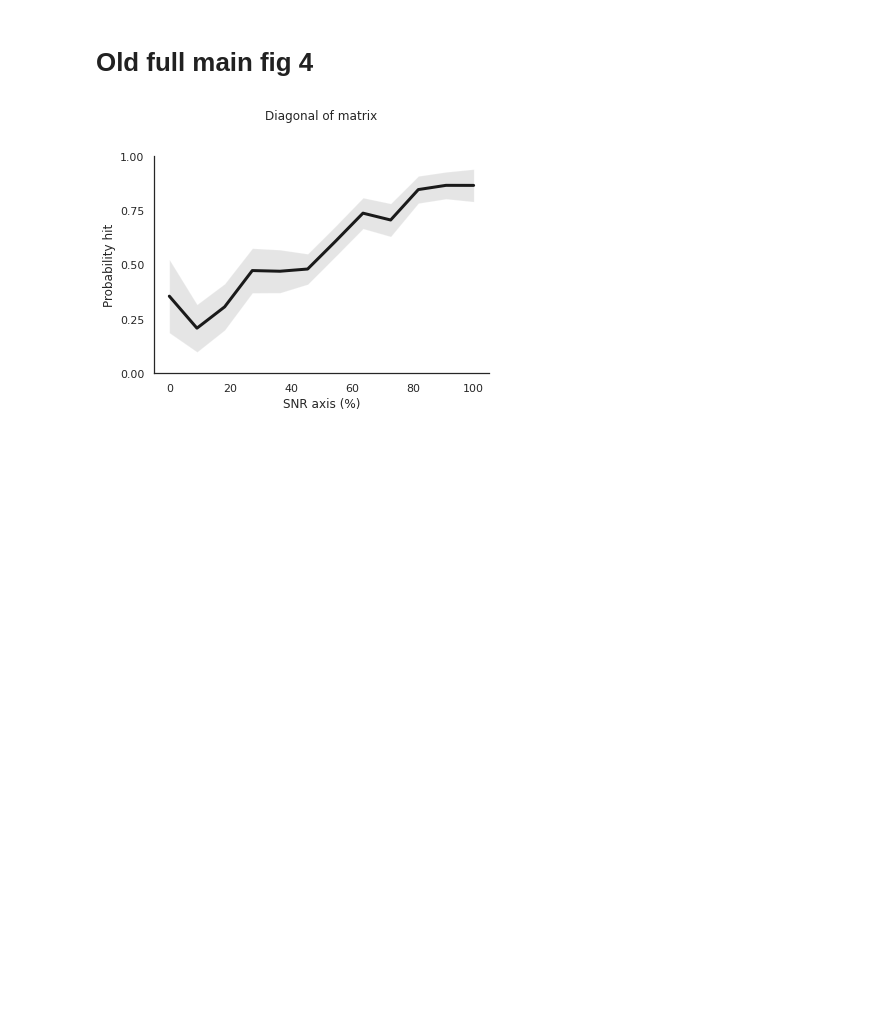
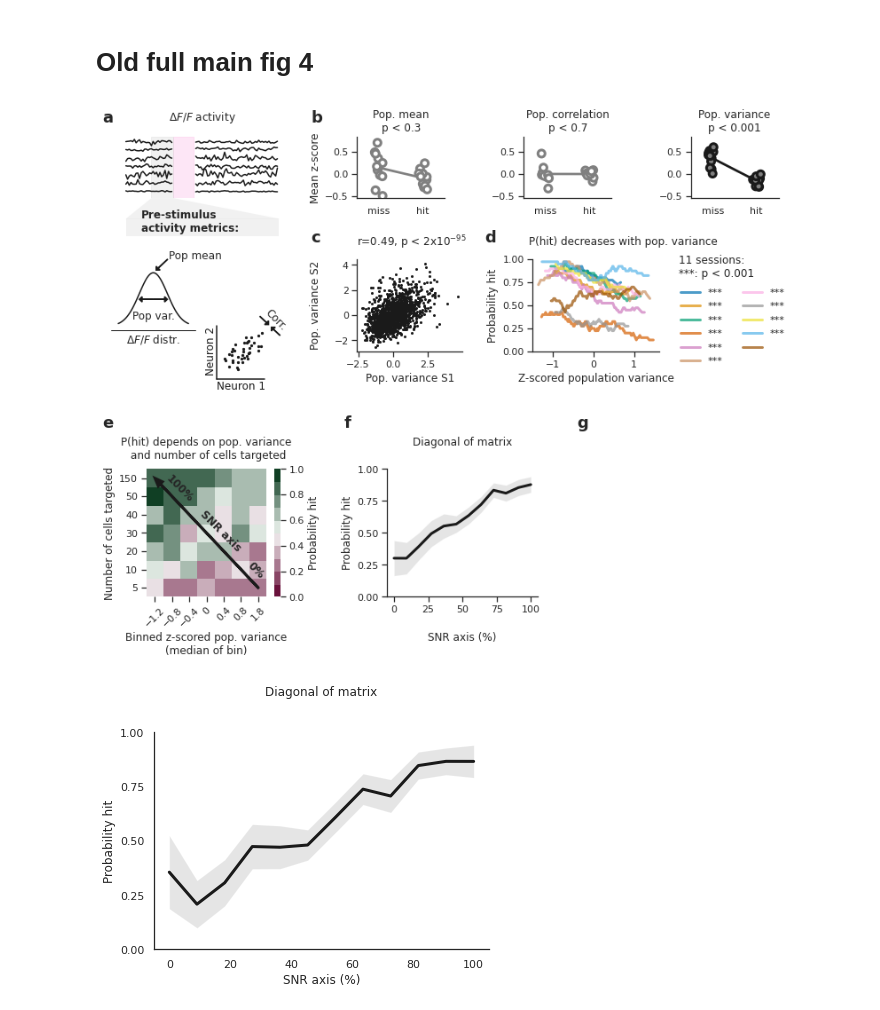
Before and after one commit to Packer-Lab/popping-off, a Jupyter notebook: notebooks/Paper Figures/Figure4.ipynb, the cells around one changed output. Drawn from its saved outputs; the diff is of its cells as text; code cells hidden in the pictures; blank space fills up the shorter version.

```diff
--- a/notebooks/Paper Figures/Figure4.ipynb
+++ b/notebooks/Paper Figures/Figure4.ipynb
@@ -196,7 +247,7 @@ ip.SVG('/home/tplas/repos/popping-off/figures/full_figs_manuscript/Figure4bottom
 ## Code for full fig 4 before 12 Oct 2021
 
 save_fig = False
-plot_pc_var = True
+plot_pc_var = False
 plot_arrow = True
 
 fig = plt.figure(constrained_layout=False, figsize=(11, 8))
@@ -254,39 +305,44 @@ pop.plot_density_hit_miss_covar(super_covar_df=super_covar_df_dict[region], n_bi
 
 assert len(pas.linear_models[0].session.filter_ps_time) == len(pas.linear_models[0].pre)
 time_pre = pas.linear_models[0].session.filter_ps_time[pas.linear_models[0].pre]
 str_time = f'Pre-stimulus time points from {np.round(time_pre[0], 2)} to {np.round(time_pre[-1], 2)}'
 signature_time = f'{np.round(time_pre[0], 2)}_to_{np.round(time_pre[-1], 2)}'.replace('.', ',')
 
 # ax_cov_scatter[cov_names[0]].text(s=f'{region.upper()} activity of all {len(super_covar_df_dict[region])} trials of {len(pas.linear_models)} sessions. {str_time}.',
 #                                   x=0, y=1.2, fontdict={'weight': 'bold'});
 
 if plot_pc_var:
     ax_cov_scatter[cov_names[0]].text(s='a', x=-8.6, y=1.17, fontdict={'weight': 'bold', 'size': 18})
     ax_cov_scatter[cov_names[0]].text(s='b', x=-1.73, y=1.17, fontdict={'weight': 'bold', 'size': 18})
     ax_cov_scatter[cov_names[0]].text(s='c', x=-1.73, y=-1.55, fontdict={'weight': 'bold', 'size': 18})
     ax_cov_scatter[cov_names[0]].text(s='d', x=3.6, y=-1.55, fontdict={'weight': 'bold', 'size': 18})
     ax_cov_scatter[cov_names[0]].text(s='e', x=-8.6, y=-5.78, fontdict={'weight': 'bold', 'size': 18})
     ax_cov_scatter[cov_names[0]].text(s='f', x=-1.05, y=-5.78, fontdict={'weight': 'bold', 'size': 18})
     ax_cov_scatter[cov_names[0]].text(s='g', x=6.2, y=-5.78, fontdict={'weight': 'bold', 'size': 18})
 else:
     ax_cov_scatter[cov_names[0]].text(s='a', x=-6.3, y=1.17, fontdict={'weight': 'bold', 'size': 18})
     ax_cov_scatter[cov_names[0]].text(s='b', x=-1.55, y=1.17, fontdict={'weight': 'bold', 'size': 18})
     ax_cov_scatter[cov_names[0]].text(s='c', x=-1.55, y=-1.55, fontdict={'weight': 'bold', 'size': 18})
     ax_cov_scatter[cov_names[0]].text(s='d', x=2.4, y=-1.55, fontdict={'weight': 'bold', 'size': 18})
     ax_cov_scatter[cov_names[0]].text(s='e', x=-6.3, y=-5.78, fontdict={'weight': 'bold', 'size': 18})
     ax_cov_scatter[cov_names[0]].text(s='f', x=-0.8, y=-5.78, fontdict={'weight': 'bold', 'size': 18})
     ax_cov_scatter[cov_names[0]].text(s='g', x=4.5, y=-5.78, fontdict={'weight': 'bold', 'size': 18})
 
 fig.align_ylabels(axs=[ax_cov_scatter['mean_pre'], ax_vcr_s1s2])
 fig.align_xlabels(axs=[ax_matrix, ax_collapsed_matrix])
 
 if save_fig:
-    if plot_arrow:
-        plt.savefig('/home/tplas/repos/popping-off/figures/full_figs_manuscript/fig_4_wo_schem.svg',
-                    bbox_inches='tight')
-    else:
-        plt.savefig('/home/tplas/repos/popping-off/figures/full_figs_manuscript/fig_4_wo_schem_no-arrow.svg',
-                    bbox_inches='tight')
+    plt.savefig('/home/tplas/repos/popping-off/figures/full_figs_manuscript/fig_4_old_format_new_data.pdf',
+                bbox_inches='tight')
+
+#     if plot_arrow:
+#         plt.savefig('/home/tplas/repos/popping-off/figures/full_figs_manuscript/fig_4_wo_schem.svg',
+#                     bbox_inches='tight')
+#     else:
+#         plt.savefig('/home/tplas/repos/popping-off/figures/full_figs_manuscript/fig_4_wo_schem_no-arrow.svg',
+#                     bbox_inches='tight')
+# %% [output]
+[figure, added]
 # %%
 pop.plot_collapsed_hit_miss_covar(super_covar_df=super_covar_df_dict[region], n_bins_covar=n_bins,
                                    metric='fraction_hit',  pool_trials=True, verbose=0)
```
Also changed, not shown: parts of 8 cells of this notebook, 3 other files.
